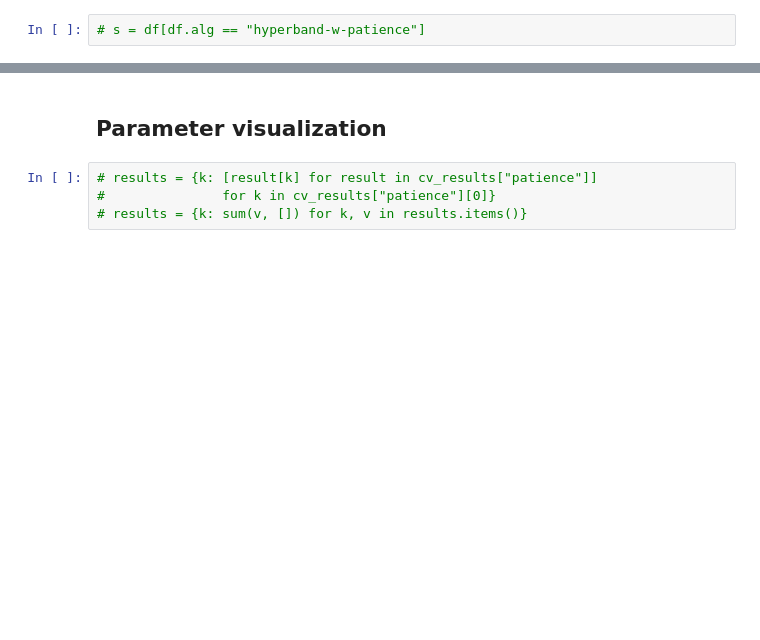
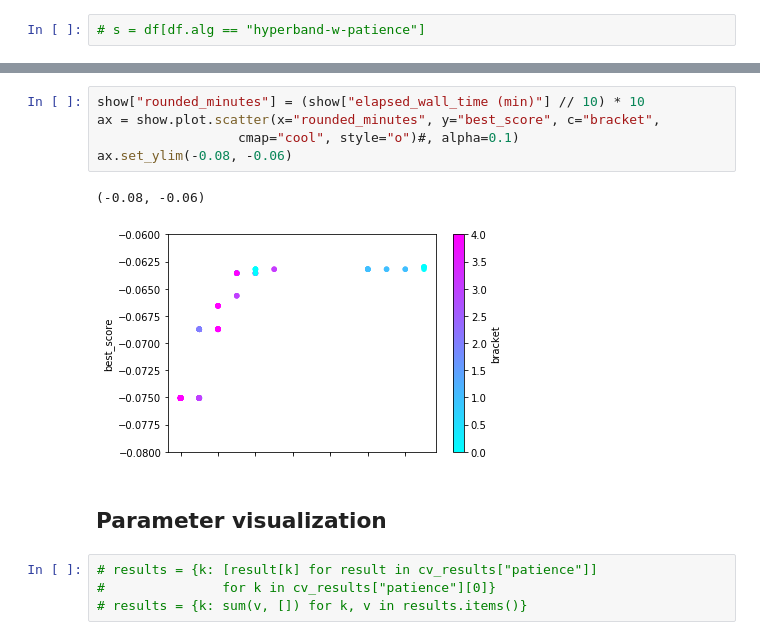
Before and after one commit to stsievert/dask-hyperband-comparison, a Jupyter notebook: image-denoising/Visualize-repeats.ipynb, the cells around one changed output, grey strips where cells are left out. Drawn from its saved outputs; the diff is of its cells as text; blank space fills up the shorter version.

```diff
--- a/image-denoising/Visualize-repeats.ipynb
+++ b/image-denoising/Visualize-repeats.ipynb
@@ -231,3 +222,11 @@ Text(0.5,0,'Elapsed time (min)')
+# %%
+show["rounded_minutes"] = (show["elapsed_wall_time (min)"] // 10) * 10
+ax = show.plot.scatter(x="rounded_minutes", y="best_score", c="bracket",
+                  cmap="cool", style="o")#, alpha=0.1)
+ax.set_ylim(-0.08, -0.06)
+# %% [output]
+(-0.08, -0.06)
+[figure, added]
 # %% [markdown]
 ## Parameter visualization
 # %%
```
Also changed, not shown: parts of 8 cells of this notebook, 4 other files.
